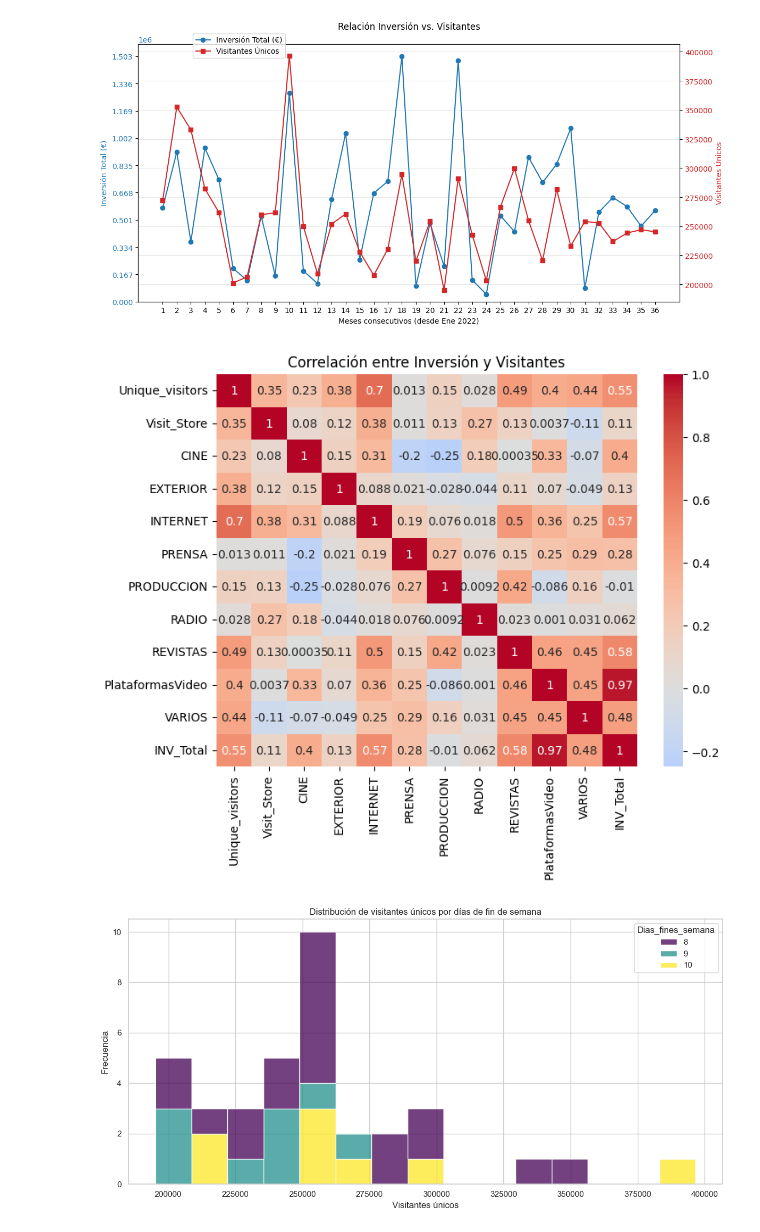
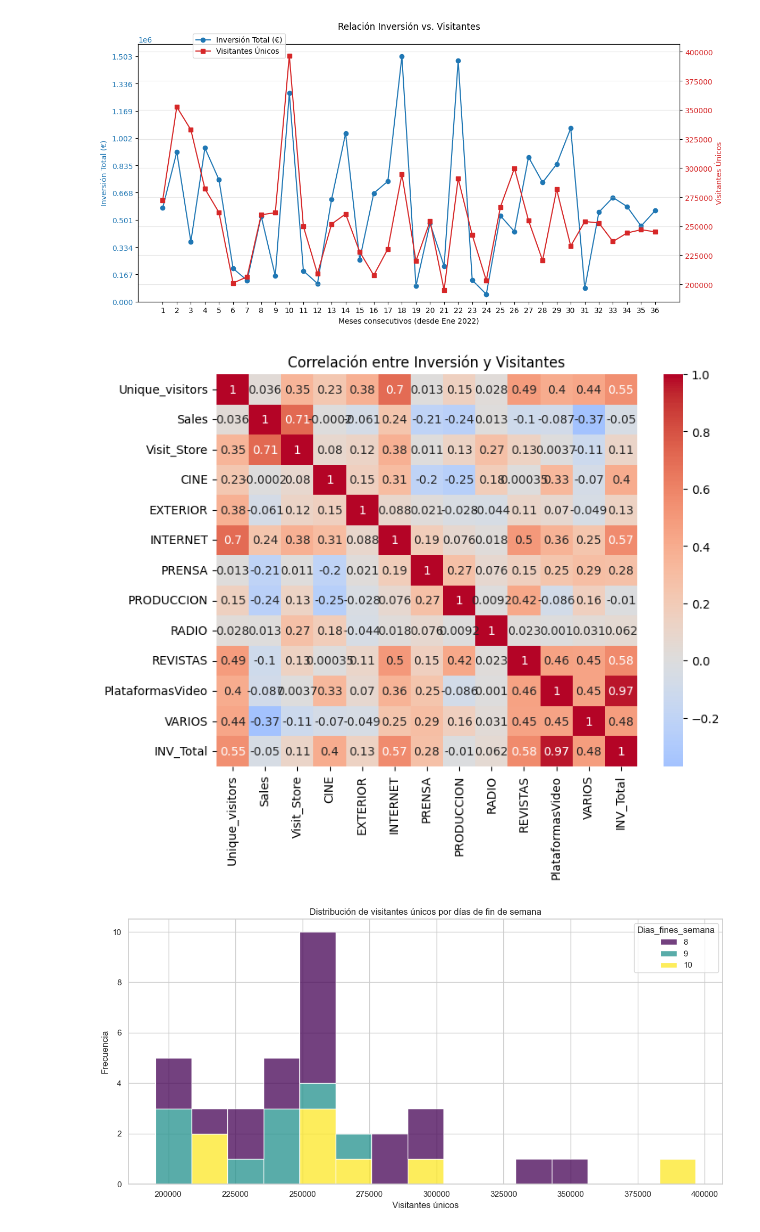
Before and after one commit to josean9/IA-Casos, a Jupyter notebook: notebooks/notebook2_modelo_atribucion.ipynb, the cells around one changed output. Saved outputs shown, nothing was run; the diff lists cells and outputs as text; code cells hidden in the pictures.

```diff
--- a/notebooks/notebook2_modelo_atribucion.ipynb
+++ b/notebooks/notebook2_modelo_atribucion.ipynb
@@ -34,7 +35,7 @@ df.head()
 # %%
 # Lista de columnas relevantes
 cols_to_keep = [
-    "ID_Date", "Unique_visitors", "Visit_Store"
+    "ID_Date", "Unique_visitors", "Visit_Store", "Sales"
 ]
 
 # Agregar columnas relacionadas con inversión
@@ -46,5 +47,6 @@ fecha_cols = [col for col in df.columns if any(x in col.lower() for x in ["dia",
 # Filtrado total
 filtered_df = df[cols_to_keep + inversion_cols + fecha_cols]
 
-filtered_df.head(30)
+
+filtered_df.head()
 # %% [output]
@@ -111,14 +102,14 @@ See the caveats in the documentation: https://pandas.pydata.org/pandas-docs/stab
 [figure]
 # %%
 # Calcular matriz de correlación
-corr = filtered_df[['Unique_visitors', 'Visit_Store', "CINE","EXTERIOR","INTERNET","PRENSA","PRODUCCION","RADIO","REVISTAS","PlataformasVideo","VARIOS","INV_Total"]].corr()
+corr = filtered_df[['Unique_visitors',"Sales", 'Visit_Store', "CINE","EXTERIOR","INTERNET","PRENSA","PRODUCCION","RADIO","REVISTAS","PlataformasVideo","VARIOS","INV_Total"]].corr()
 
 plt.figure(figsize=(8, 6))
 sns.heatmap(corr, annot=True, cmap='coolwarm', center=0)
 plt.title('Correlación entre Inversión y Visitantes')
 plt.show()
 # %% [output]
-[figure, old version]
+[figure, new version]
 # %%
 # Estilo
 sns.set(style="whitegrid")
```
Also changed, not shown: parts of 2 cells of this notebook.
